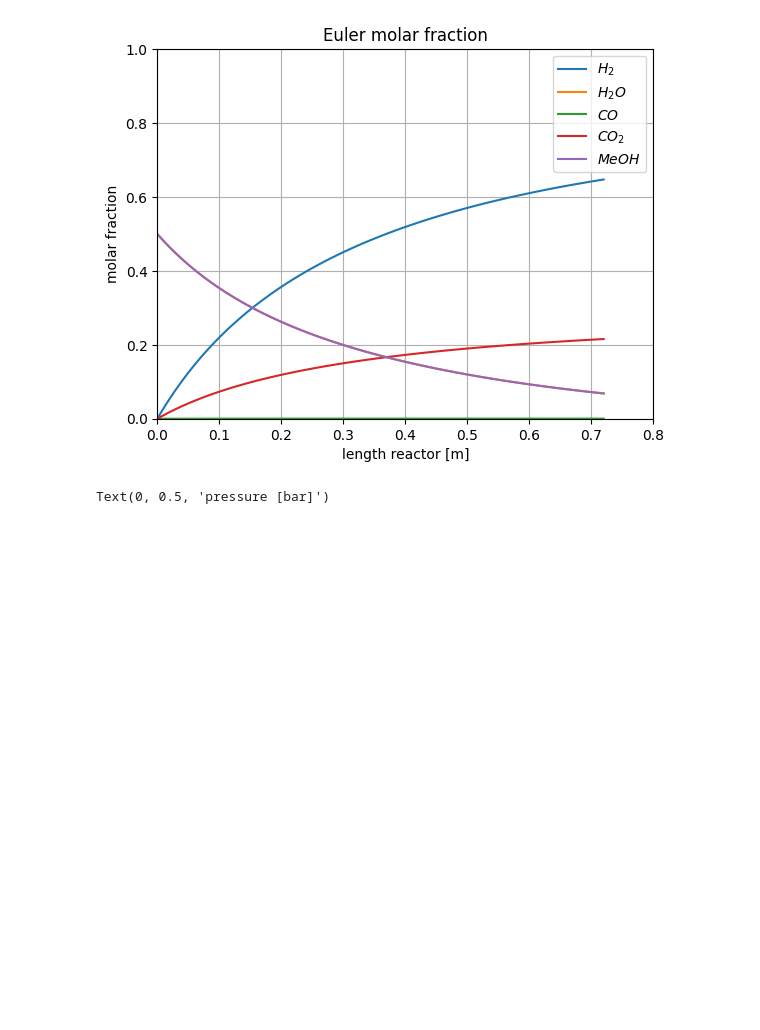
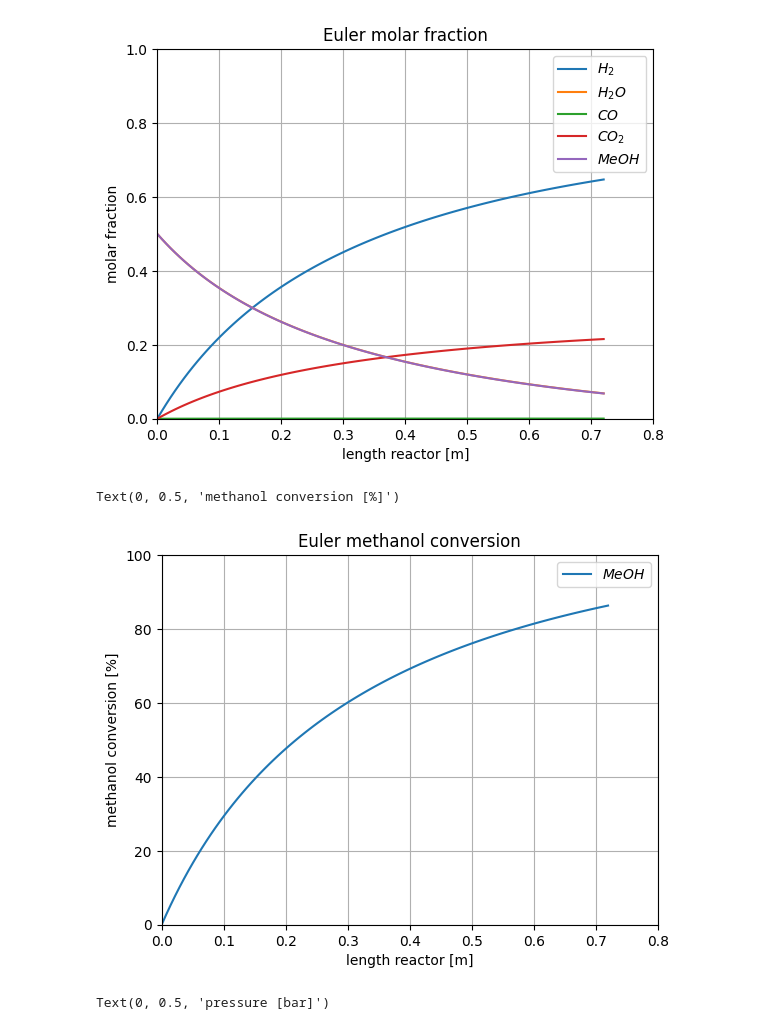
Before and after one commit to DanielGreiner/Masterarbeit, a Jupyter notebook: Model_reactor_1D_steady_state_isothermal.ipynb, the cells around one changed output. Drawn from its saved outputs; the diff is of its cells as text; code cells hidden in the pictures; blank space fills up the shorter version.

```diff
--- a/Model_reactor_1D_steady_state_isothermal.ipynb
+++ b/Model_reactor_1D_steady_state_isothermal.ipynb
@@ -389,6 +389,34 @@ plt.ylabel ("molar fraction")
 # %% [output]
 Text(0, 0.5, 'molar fraction')
 [figure]
+# %%
+# @title methanol conversion
+
+pEulfracX = pEulfrac.copy()
+pEulfracX[:,4] = (1-pEulfracX[:,4]/pEulfracX[0 ,4])*100
+
+plt.figure(1)
+plt.plot(pEulfracX[:,5], pEulfracX[:,4], label='$MeOH$')
+plt.title("Euler methanol conversion")
+plt.axis((0, 0.8, 0, 100))
+plt.legend(loc='best')
+plt.grid()
+plt.xlabel("length reactor [m]")
+plt.ylabel ("methanol conversion [%]")
+
+# pEulfracX[:,5] = pEulfracX[:,5] * dens_cat * A_R
+
+# plt.figure(2)
+# plt.plot(pEulfracX[:,5], pEulfracX[:,4], label='$MeOH$')
+# plt.title("Euler methanol conversion")
+# plt.axis((0, 8, 0, 100))
+# plt.legend(loc='best')
+# plt.grid()
+# plt.xlabel("mass catalyst [kg]")
+# plt.ylabel ("methanol conversion [%]")
+# %% [output]
+Text(0, 0.5, 'methanol conversion [%]')
+[figure, added]
 # %%
 # @title no reverse reaction comparison
 
```
Also changed, not shown: parts of 2 cells of this notebook.
